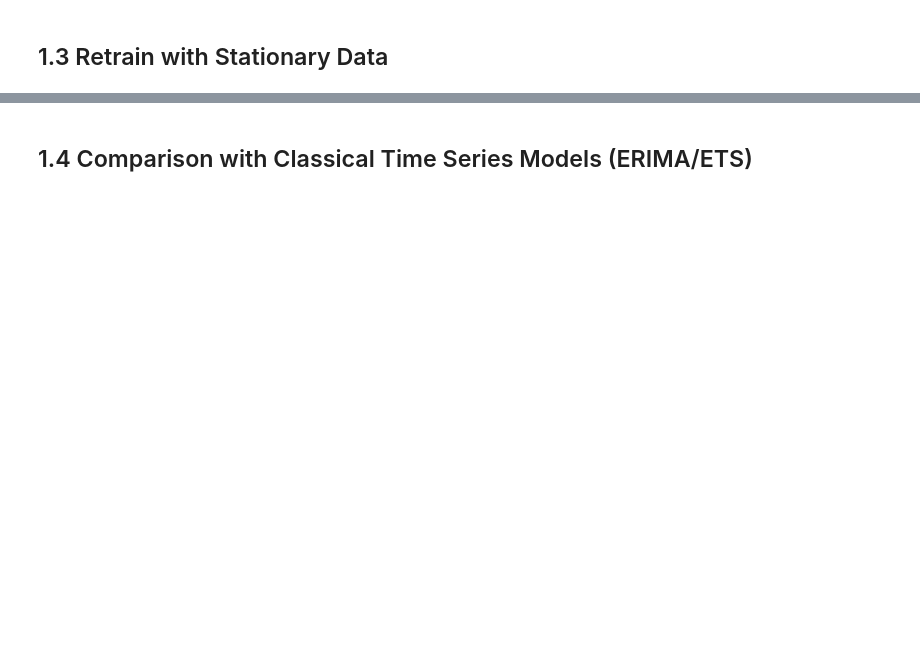
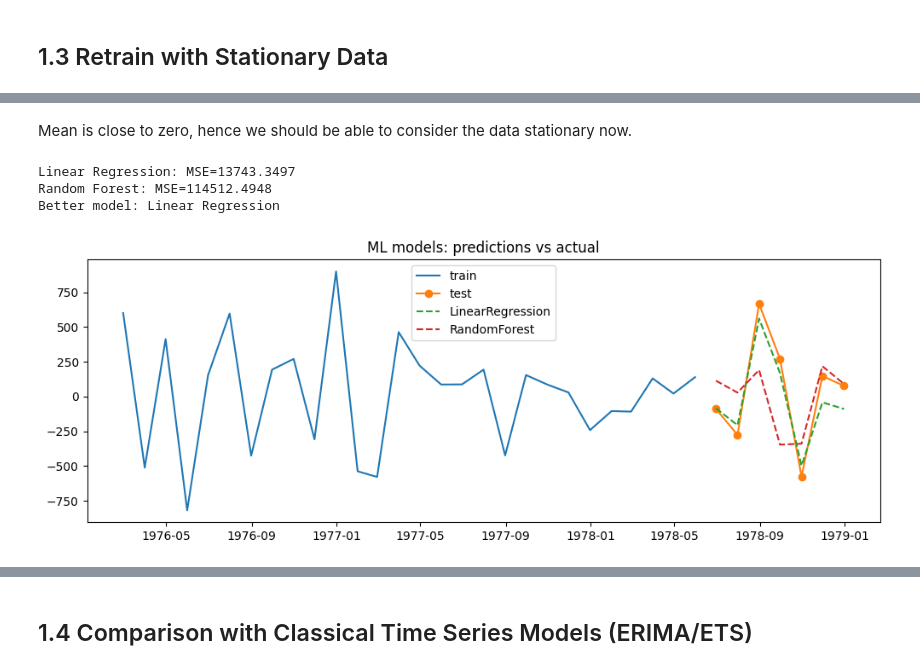
Before and after one commit to V8-Luky/time, a Jupyter notebook: notebooks/11_Exercise.ipynb, the cells around one changed output, grey strips where cells are left out. Saved outputs shown, nothing was run; the diff lists cells and outputs as text; code cells hidden in the pictures; blank space fills up the shorter version.

```diff
--- a/notebooks/11_Exercise.ipynb
+++ b/notebooks/11_Exercise.ipynb
@@ -27,0 +155,48 @@ accidental_deaths = dataset = sm.datasets.get_rdataset("USAccDeaths", "datasets"
+# %% [markdown]
+Mean is close to zero, hence we should be able to consider the data stationary now.
+# %%
+df_stat = pd.DataFrame({'y': y_stat})
+df_stat['lag1'] = df_stat['y'].shift(1)
+df_stat['lag12'] = df_stat['y'].shift(12)
+df_stat['roll3'] = df_stat['y'].rolling(window=3, min_periods=1,closed='right').mean()
+df_stat['ewm3'] = df_stat['y'].shift(1).ewm(span=3, adjust=False).mean()
+
+df_stat = df_stat.dropna()
+
+train_idx_s = int(len(df_stat) * 0.8)
+train_s = df_stat.iloc[:train_idx_s]
+test_s = df_stat.iloc[train_idx_s:]
+
+features_s = ['lag1', 'lag12', 'roll3', 'ewm3']
+X_train_s = train_s[features_s]
+y_train_s = train_s['y']
+X_test_s = test_s[features_s]
+y_test_s = test_s['y']
+
+lr_s = LinearRegression().fit(X_train_s, y_train_s)
+rf_s = RandomForestRegressor(n_estimators=200, random_state=42).fit(X_train_s, y_train_s)
+
+lr_pred_s = lr_s.predict(X_test_s)
+rf_pred_s = rf_s.predict(X_test_s)
+
+lr_mse_s = mean_squared_error(y_test_s, lr_pred_s)
+rf_mse_s = mean_squared_error(y_test_s, rf_pred_s)
+
+print(f"Linear Regression: MSE={lr_mse_s:.4f}")
+print(f"Random Forest: MSE={rf_mse_s:.4f}")
+print("Better model:", "Linear Regression" if rf_mse_s >= lr_mse_s else "Random Forest")
+
+# Plot
+fig, ax = plt.subplots(figsize=(12,4))
+ax.plot(train_s.index, train_s['y'], label='train')
+ax.plot(test_s.index, test_s['y'], label='test', marker='o')
+ax.plot(test_s.index, lr_pred_s, label='LinearRegression', linestyle='--')
+ax.plot(test_s.index, rf_pred_s, label='RandomForest', linestyle='--')
+ax.set_title('ML models: predictions vs actual')
+ax.legend()
+plt.show()
+# %% [output]
+Linear Regression: MSE=13743.3497
+Random Forest: MSE=114512.4948
+Better model: Linear Regression
+[figure, added]
```
Also changed, not shown: parts of 11 cells of this notebook.
